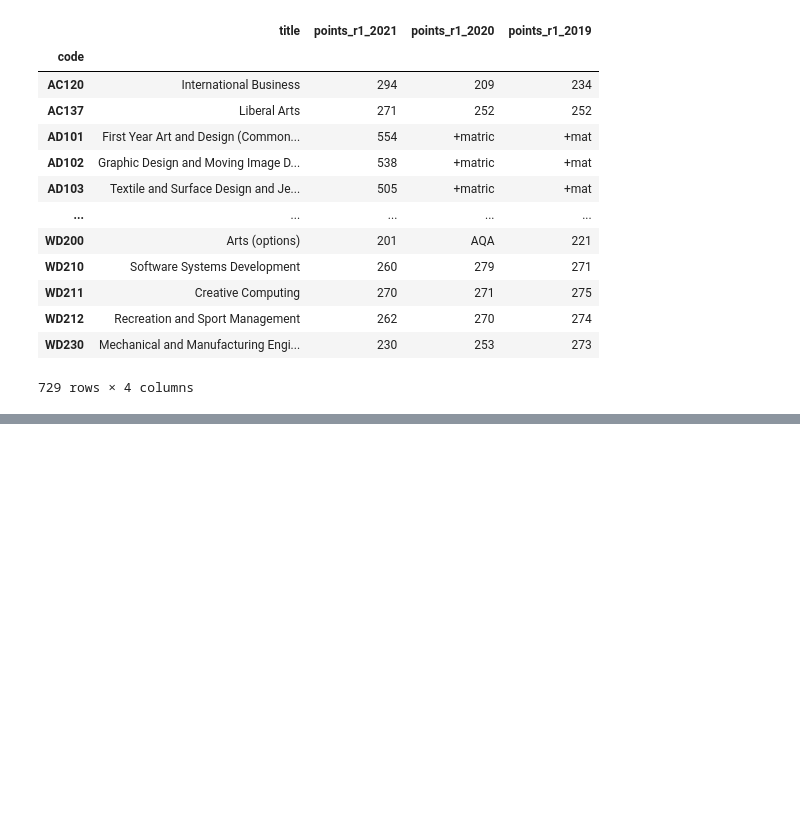
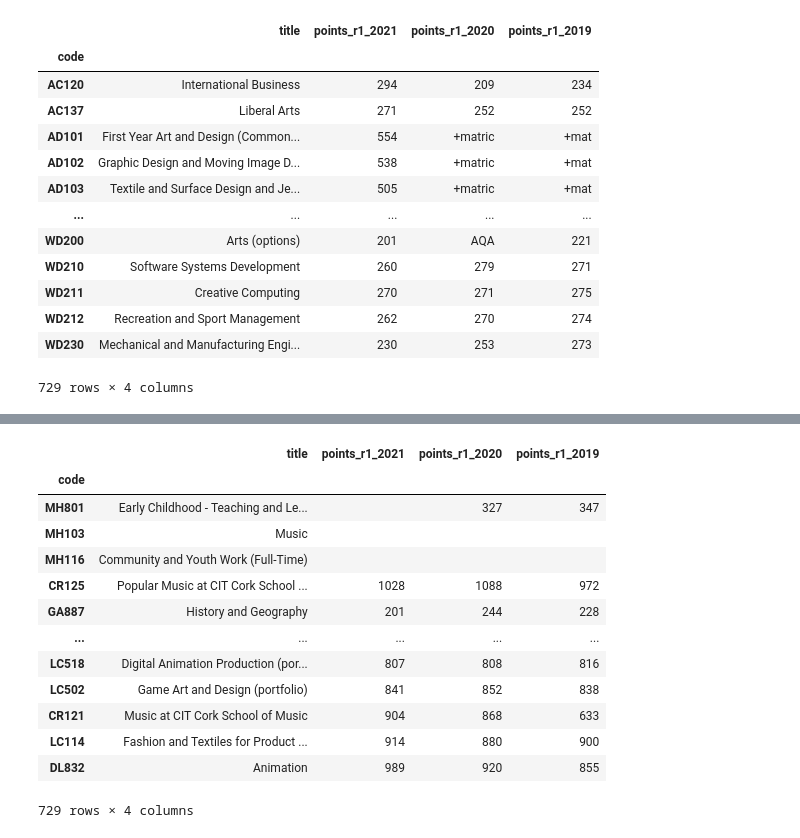
Before and after one commit to katel85/FundamentalsDA, a Jupyter notebook: Practicejoining.ipynb, the cells around one changed output, grey strips where cells are left out. Cells and saved outputs as stored; diff of their text form; code cells hidden in the pictures; blank space fills up the shorter version.

```diff
--- a/Practicejoining.ipynb
+++ b/Practicejoining.ipynb
@@ -602,0 +664,3 @@ TypeError: Column 'points_r1_2021' has dtype object, cannot use method 'nlargest
+# %%
+import numpy as np
+allcourses3 = allcourses3.astype({'points_r1_2021': np.float64,'points_r1_2020': np.float64, 'points_r1_2019': np.float64}, errors='ignore')
@@ -602,0 +681,18 @@ TypeError: Column 'points_r1_2021' has dtype object, cannot use method 'nlargest
+# %%
+allcourses3.sort_values(['points_r1_2021','points_r1_2020','points_r1_2019'], inplace=True)
+allcourses3
+# %% [output]
+|  | title | points_r1_2021 | points_r1_2020 | points_r1_2019 |
+| code |  |  |  |  |
+| MH801 | Early Childhood - Teaching and Le... |  | 327 | 347 |
+| MH103 | Music |  |  |  |
+| MH116 | Community and Youth Work (Full-Time) |  |  |  |
+| CR125 | Popular Music at CIT Cork School ... | 1028 | 1088 | 972 |
+| GA887 | History and Geography | 201 | 244 | 228 |
+| ... | ... | ... | ... | ... |
+| LC518 | Digital Animation Production (por... | 807 | 808 | 816 |
+| LC502 | Game Art and Design (portfolio) | 841 | 852 | 838 |
+| CR121 | Music at CIT Cork School of Music | 904 | 868 | 633 |
+| LC114 | Fashion and Textiles for Product ... | 914 | 880 | 900 |
+| DL832 | Animation | 989 | 920 | 855 |
+729 rows × 4 columns
```
Also changed, not shown: parts of 14 cells of this notebook, 4 other files.
